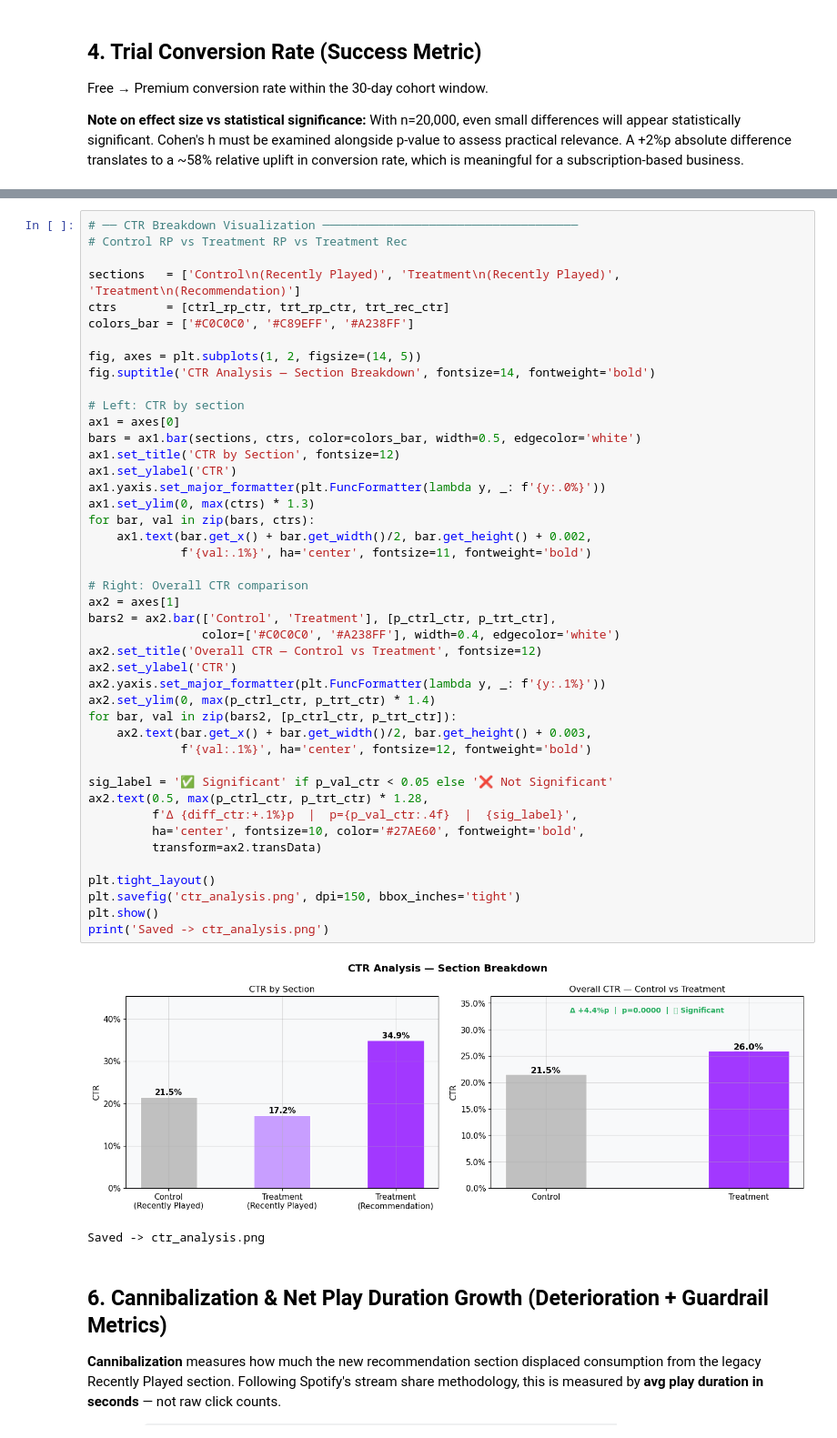
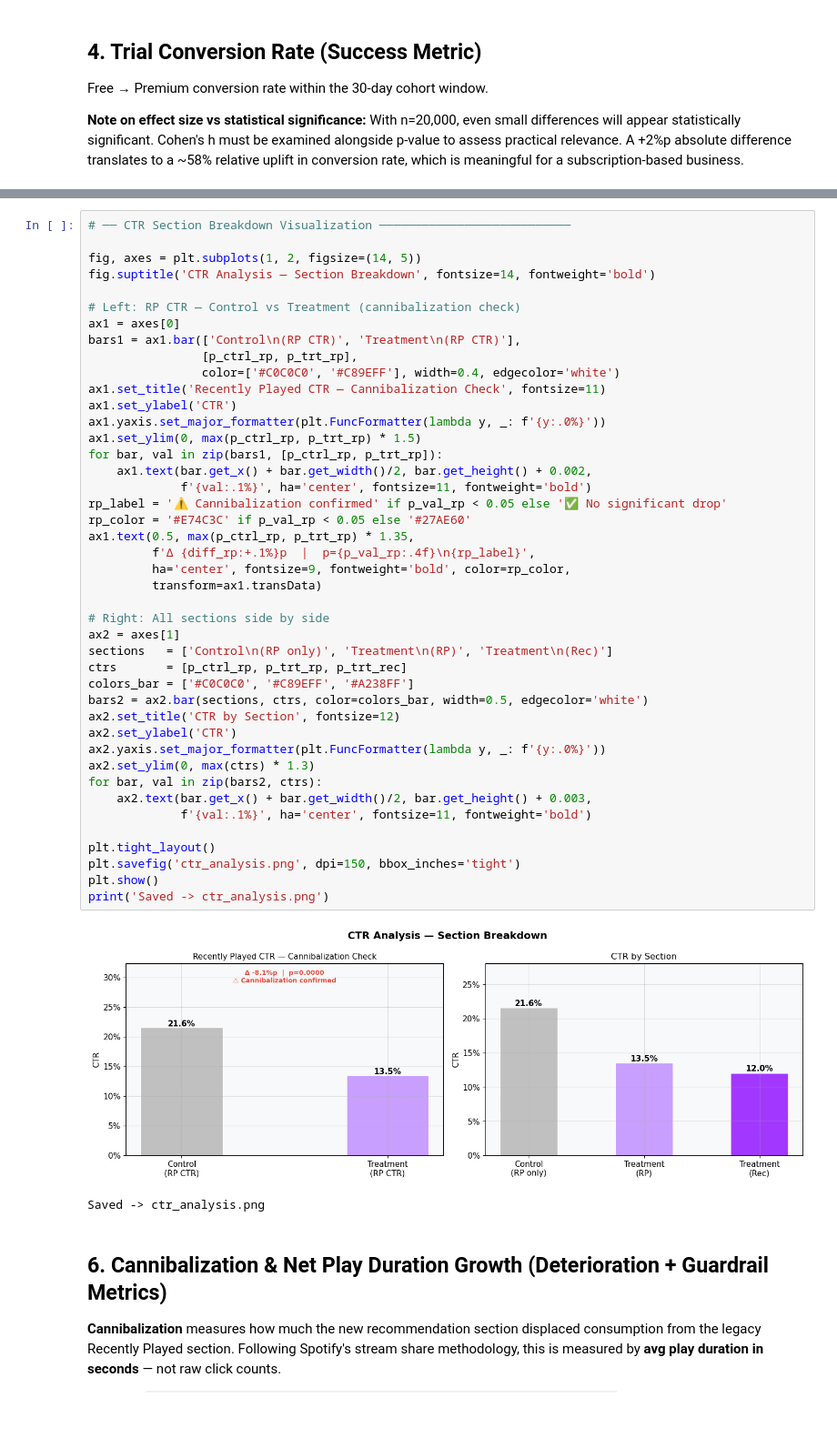
Before and after one commit to suhyun9892/deezer-discovery-experiment, a Jupyter notebook: analysis/ab_test_analysis.ipynb, the cells around one changed output, grey strips where cells are left out. Shown at 91% size. Saved outputs shown, nothing was run; the diff lists cells and outputs as text.

```diff
--- a/analysis/ab_test_analysis.ipynb
+++ b/analysis/ab_test_analysis.ipynb
@@ -464,49 +475,48 @@ print('────────────────────────
 # %%
-# ── CTR Breakdown Visualization ────────────────────────────────────
-# Control RP vs Treatment RP vs Treatment Rec
-
-sections   = ['Control\n(Recently Played)', 'Treatment\n(Recently Played)', 'Treatment\n(Recommendation)']
-ctrs       = [ctrl_rp_ctr, trt_rp_ctr, trt_rec_ctr]
-colors_bar = ['#C0C0C0', '#C89EFF', '#A238FF']
+# ── CTR Section Breakdown Visualization ───────────────────────────
 
 fig, axes = plt.subplots(1, 2, figsize=(14, 5))
 fig.suptitle('CTR Analysis — Section Breakdown', fontsize=14, fontweight='bold')
 
-# Left: CTR by section
+# Left: RP CTR — Control vs Treatment (cannibalization check)
 ax1 = axes[0]
-bars = ax1.bar(sections, ctrs, color=colors_bar, width=0.5, edgecolor='white')
-ax1.set_title('CTR by Section', fontsize=12)
+bars1 = ax1.bar(['Control\n(RP CTR)', 'Treatment\n(RP CTR)'],
+                [p_ctrl_rp, p_trt_rp],
+                color=['#C0C0C0', '#C89EFF'], width=0.4, edgecolor='white')
+ax1.set_title('Recently Played CTR — Cannibalization Check', fontsize=11)
 ax1.set_ylabel('CTR')
 ax1.yaxis.set_major_formatter(plt.FuncFormatter(lambda y, _: f'{y:.0%}'))
-ax1.set_ylim(0, max(ctrs) * 1.3)
-for bar, val in zip(bars, ctrs):
+ax1.set_ylim(0, max(p_ctrl_rp, p_trt_rp) * 1.5)
+for bar, val in zip(bars1, [p_ctrl_rp, p_trt_rp]):
     ax1.text(bar.get_x() + bar.get_width()/2, bar.get_height() + 0.002,
              f'{val:.1%}', ha='center', fontsize=11, fontweight='bold')
+rp_label = '⚠️ Cannibalization confirmed' if p_val_rp < 0.05 else '✅ No significant drop'
+rp_color = '#E74C3C' if p_val_rp < 0.05 else '#27AE60'
+ax1.text(0.5, max(p_ctrl_rp, p_trt_rp) * 1.35,
+         f'Δ {diff_rp:+.1%}p  |  p={p_val_rp:.4f}\n{rp_label}',
+         ha='center', fontsize=9, fontweight='bold', color=rp_color,
+         transform=ax1.transData)
 
-# Right: Overall CTR comparison
+# Right: All sections side by side
 ax2 = axes[1]
-bars2 = ax2.bar(['Control', 'Treatment'], [p_ctrl_ctr, p_trt_ctr],
-                color=['#C0C0C0', '#A238FF'], width=0.4, edgecolor='white')
-ax2.set_title('Overall CTR — Control vs Treatment', fontsize=12)
+sections   = ['Control\n(RP only)', 'Treatment\n(RP)', 'Treatment\n(Rec)']
+ctrs       = [p_ctrl_rp, p_trt_rp, p_trt_rec]
+colors_bar = ['#C0C0C0', '#C89EFF', '#A238FF']
+bars2 = ax2.bar(sections, ctrs, color=colors_bar, width=0.5, edgecolor='white')
+ax2.set_title('CTR by Section', fontsize=12)
 ax2.set_ylabel('CTR')
-ax2.yaxis.set_major_formatter(plt.FuncFormatter(lambda y, _: f'{y:.1%}'))
-ax2.set_ylim(0, max(p_ctrl_ctr, p_trt_ctr) * 1.4)
-for bar, val in zip(bars2, [p_ctrl_ctr, p_trt_ctr]):
+ax2.yaxis.set_major_formatter(plt.FuncFormatter(lambda y, _: f'{y:.0%}'))
+ax2.set_ylim(0, max(ctrs) * 1.3)
+for bar, val in zip(bars2, ctrs):
     ax2.text(bar.get_x() + bar.get_width()/2, bar.get_height() + 0.003,
-             f'{val:.1%}', ha='center', fontsize=12, fontweight='bold')
-
-sig_label = '✅ Significant' if p_val_ctr < 0.05 else '❌ Not Significant'
-ax2.text(0.5, max(p_ctrl_ctr, p_trt_ctr) * 1.28,
-         f'Δ {diff_ctr:+.1%}p  |  p={p_val_ctr:.4f}  |  {sig_label}',
-         ha='center', fontsize=10, color='#27AE60', fontweight='bold',
-         transform=ax2.transData)
+             f'{val:.1%}', ha='center', fontsize=11, fontweight='bold')
 
 plt.tight_layout()
 plt.savefig('ctr_analysis.png', dpi=150, bbox_inches='tight')
 plt.show()
 print('Saved -> ctr_analysis.png')
 # %% [output]
-[figure, old version]
+[figure, new version]
 Saved -> ctr_analysis.png
 # %% [markdown]
 ## 6. Cannibalization & Net Play Duration Growth (Deterioration + Guardrail Metrics)
```
Also changed, not shown: parts of 21 cells of this notebook, 6 other files.
